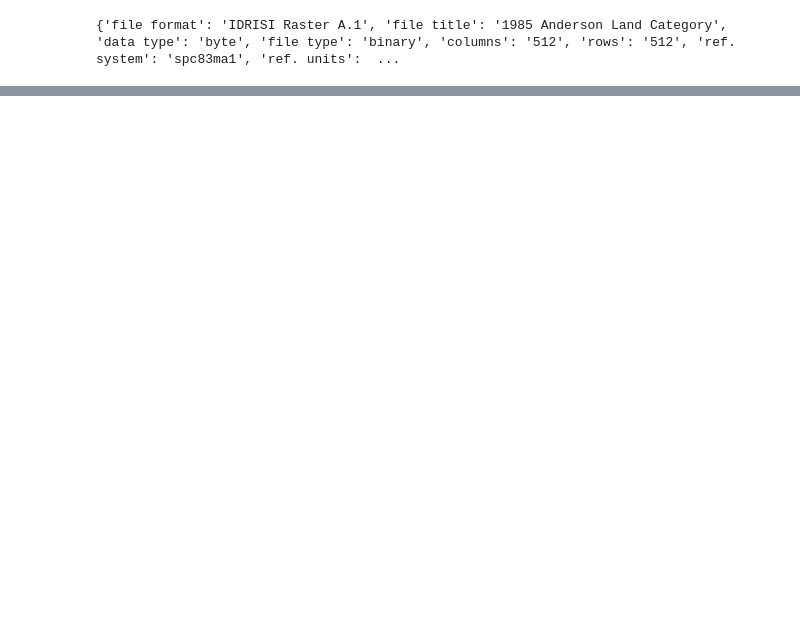
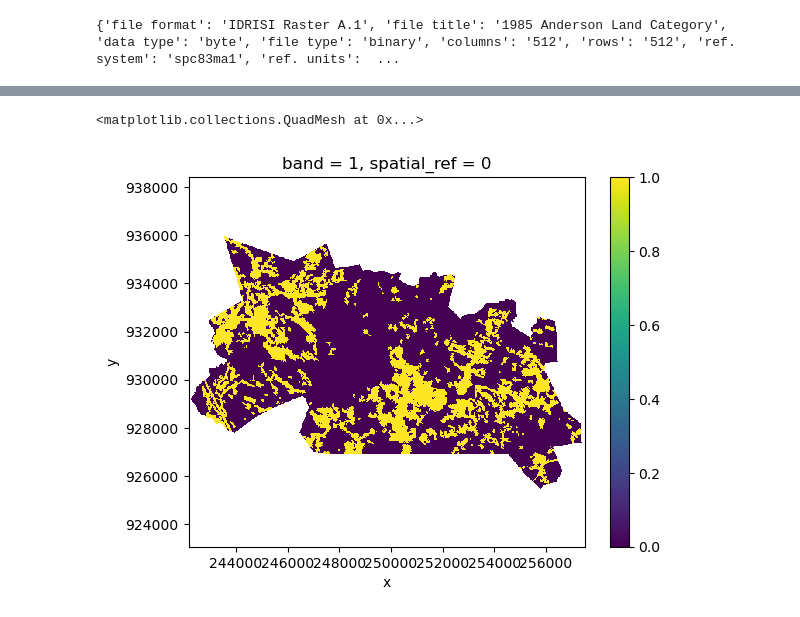
Before and after one commit to DWGodwin/geomod, a Jupyter notebook: predict-example.ipynb, the cells around one changed output, grey strips where cells are left out. Saved outputs shown, nothing was run; the diff lists cells and outputs as text; code cells hidden in the pictures; blank space fills up the shorter version.

```diff
--- a/predict-example.ipynb
+++ b/predict-example.ipynb
@@ -157,0 +107,16 @@ predicted.plot()
+# %%
+# Here we initialize a model using the Predictor class
+# we pass a 3,3 kernel to constrain_to_neighborhood
+landchange_model02 = Predictor(
+    land_cover_map = land_cover_map,
+    beginning_time = 1985,
+    ending_time = 1999,
+    time_step = 1,
+    suitability_map = None,
+    driver_maps = all_driver_maps_xr,
+    validation_map = validation_map,
+    pixel_quantities=None,
+    mask_image=None,
+    strata_map=None,
+    constrain_to_neighborhood=(3,3),
+    driver_map_weights=weights)
@@ -157,0 +133,6 @@ predicted.plot()
+# %%
+# access the predicted map as part of the model class
+landchange_model02.predicted_map.plot()
+# %% [output]
+<matplotlib.collections.QuadMesh at 0x...>
+[figure, added]
```
Also changed, not shown: parts of 27 cells of this notebook, 3 other files.
